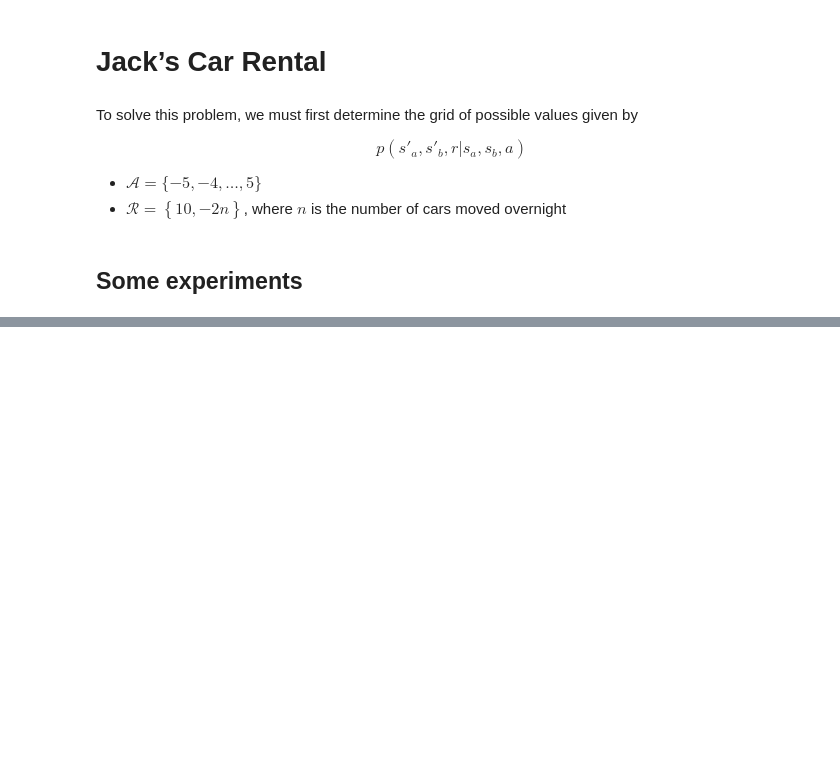
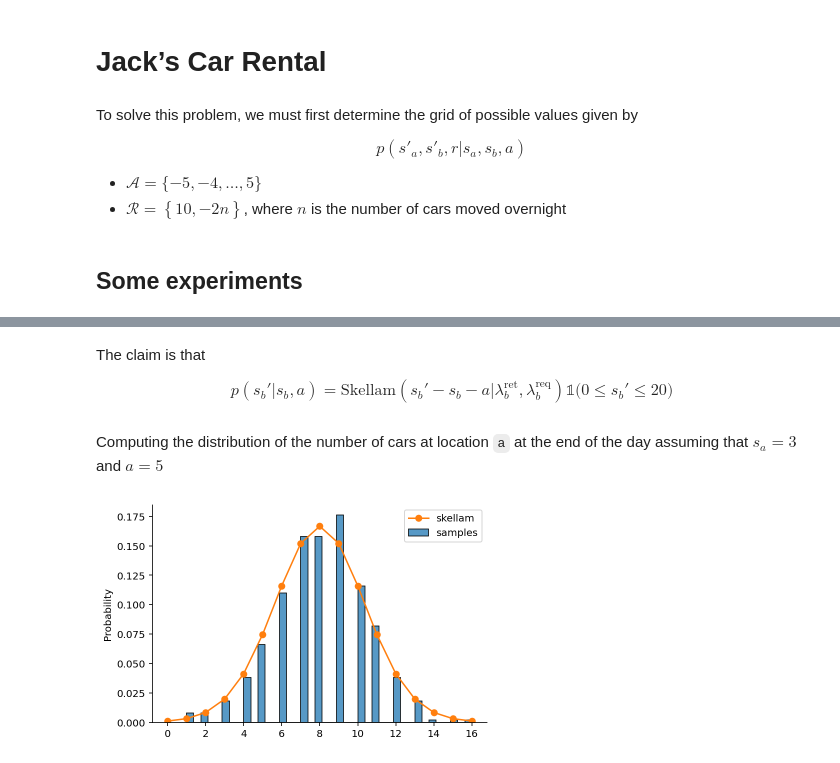
Before and after one commit to gerdm/reinforcement-learning, a Jupyter notebook: ch03/jacks-car-rental.ipynb, the cells around one changed output, grey strips where cells are left out. Saved outputs shown, nothing was run; the diff lists cells and outputs as text; code cells hidden in the pictures; blank space fills up the shorter version.

```diff
--- a/ch03/jacks-car-rental.ipynb
+++ b/ch03/jacks-car-rental.ipynb
@@ -76,0 +83,26 @@ plt.title("Number of cars at each location");
+# %% [markdown]
+The claim is that
+
+$$
+    p(s_b' \vert s_b, a) = \text{Skellam}\left(s_b' - s_b -  a \vert \lambda_b^\text{ret}, \lambda_b^\text{req}\right) \mathbb{1}\big(0 \leq s_b' \leq 20\big)
+$$
+# %%
+def prob_a(sa_prime, sa, action):
+    dist = tfp.distributions.Skellam(λ_ret_a, λ_req_a)
+    return dist.prob(sa_prime - sa - a) * (0 <= sa_prime) * (sa_prime <= 20)
+# %%
+sa = 3
+a = 5
+
+sa_prime_samp = sa + a + returned_a - requested_a
+sa_prime_samp = (sa + a + returned_a - requested_a) * (0 <= sa_prime_samp) * (sa_prime_samp <= 20)
+# %% [markdown]
+Computing the distribution of the number of cars at location `a` at the end of the day assuming that $s_a = 3$ and $a = 5$
+# %%
+net_move_a = jnp.arange(0, 17).astype(float)
+
+sns.histplot(sa_prime_samp, stat="probability", bins=40, label="samples")
+plt.plot(net_move_a, prob_a(net_move_a, sa, a), c="tab:orange", marker="o", label="skellam")
+plt.legend();
+# %% [output]
+[figure, added]
```
Also changed, not shown: parts of 8 cells of this notebook.
